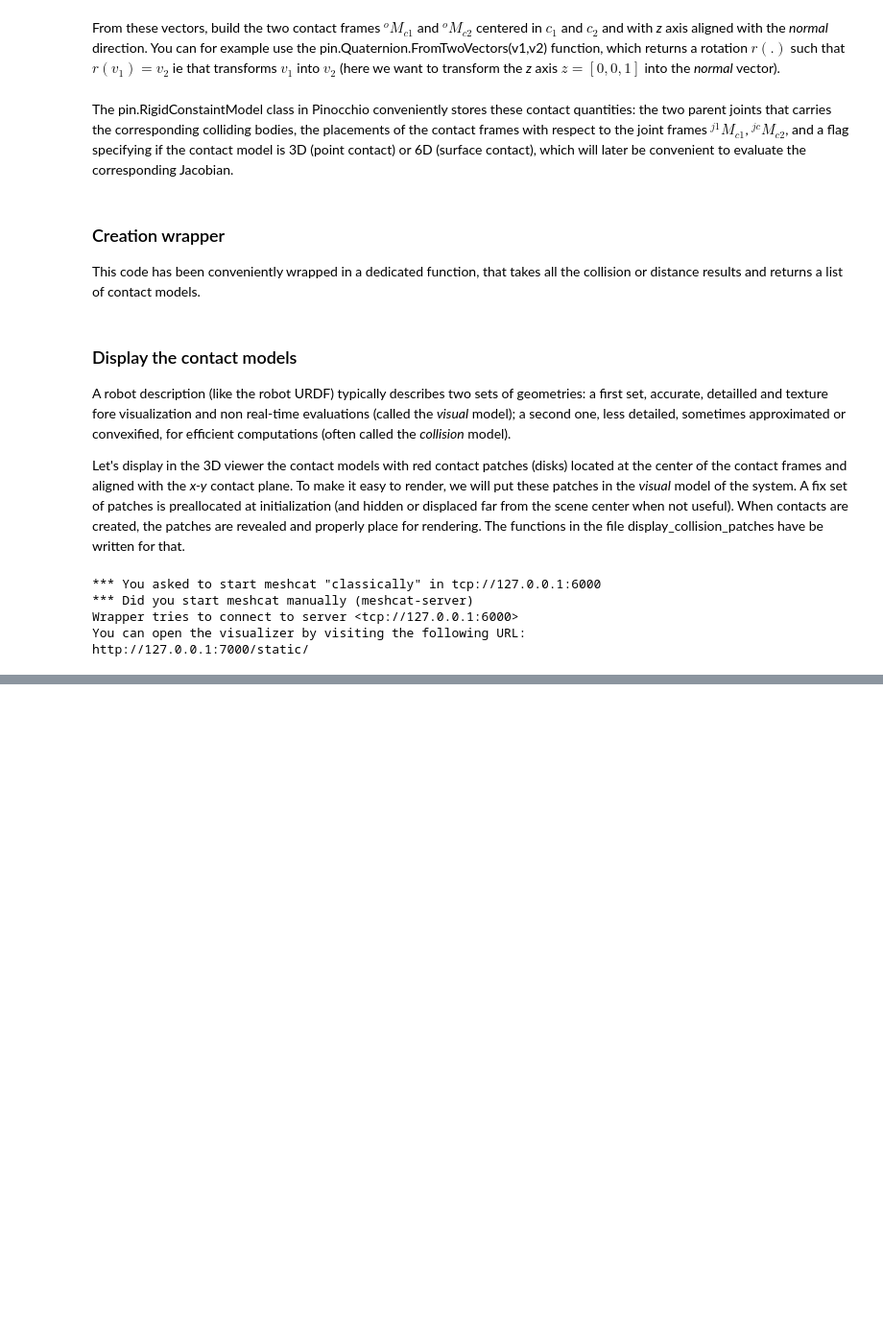
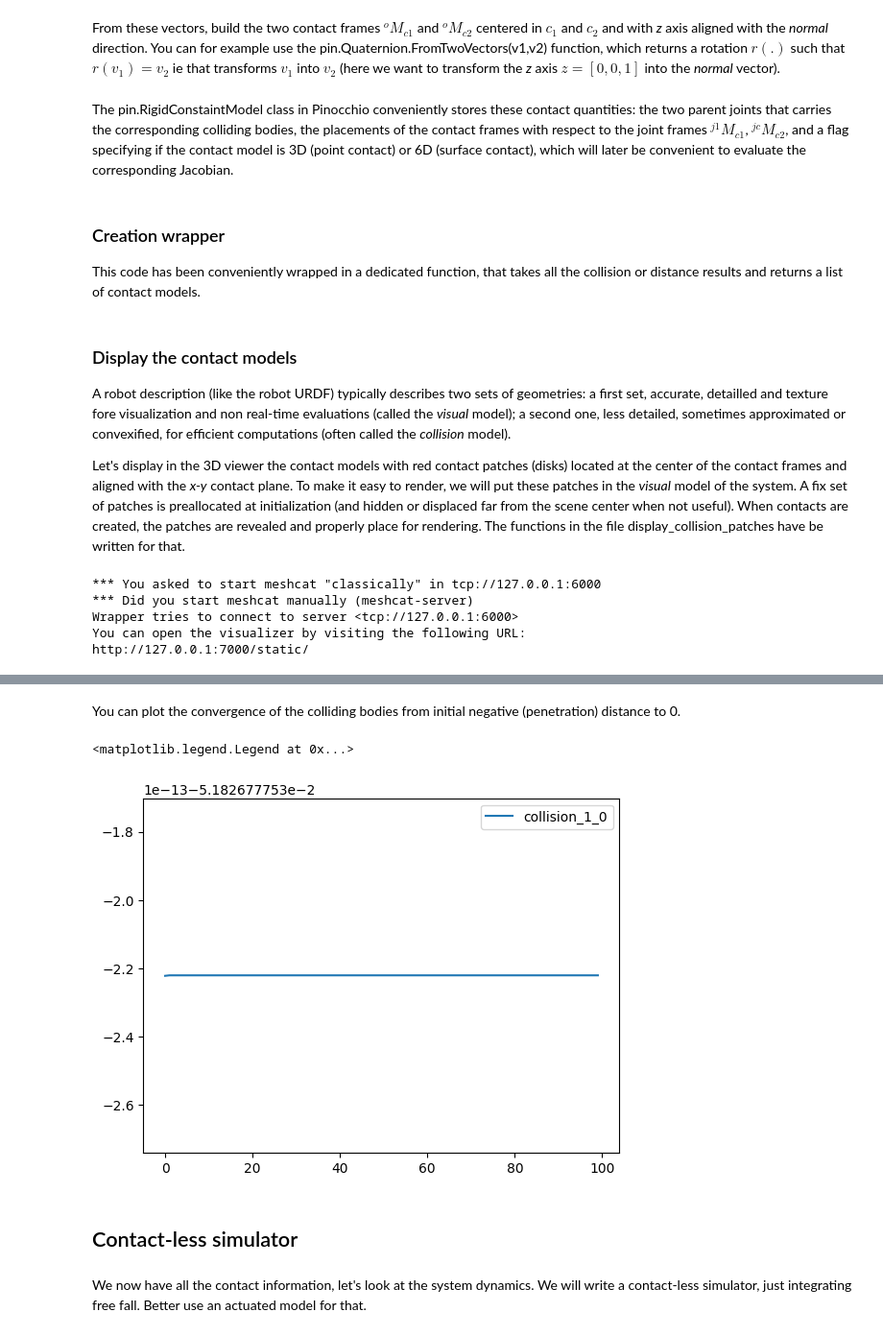
Before and after one commit to nim65s/supaero2025, a Jupyter notebook: 4-simu.ipynb, the cells around one changed output, grey strips where cells are left out. Shown at 96% size. Drawn from its saved outputs; the diff is of its cells as text; code cells hidden in the pictures; blank space fills up the shorter version.

```diff
--- a/4-simu.ipynb
+++ b/4-simu.ipynb
@@ -283,0 +291,8 @@ viz.display(q)
+# %%
+# %load tp4/generated/example_separate_objects_hyperparams
+# HYPER PARAMETERS OF THE PUSH STRATEGY
+PUSH_FACTOR = .1
+EPSILON = 1e-1
+NB_ITER = 100
+# Compute the contact information based on distances or collisions?
+USE_DISTANCE = True
@@ -283,0 +400,17 @@ viz.display(q)
+# %% [markdown]
+You can plot the convergence of the colliding bodies from initial negative (penetration) distance to 0.
+# %%
+# %load tp4/generated/example_separate_objects_plot
+# Plot the distances
+for k,v in h_dist.items():
+    h = plt.plot(v,label=k)
+plt.legend()
+# %% [output]
+<matplotlib.legend.Legend at 0x...>
+[figure, added]
+# %% [markdown]
+## Contact-less simulator
+# %% [markdown]
+We now have all the contact information, let's look at the system dynamics.
+We will write a contact-less simulator, just integrating free fall.
+Better use an actuated model for that.
```
Also changed, not shown: parts of 55 cells of this notebook.
